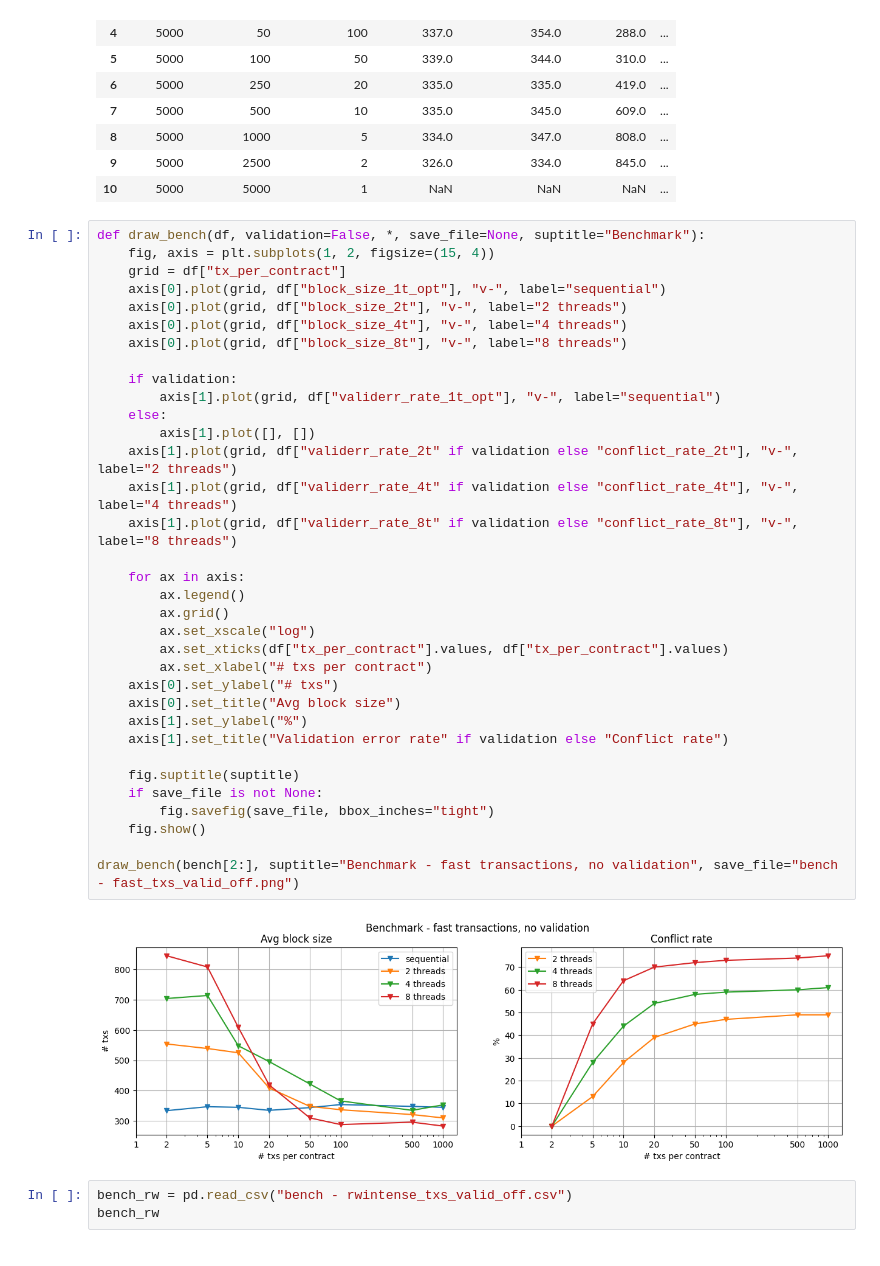
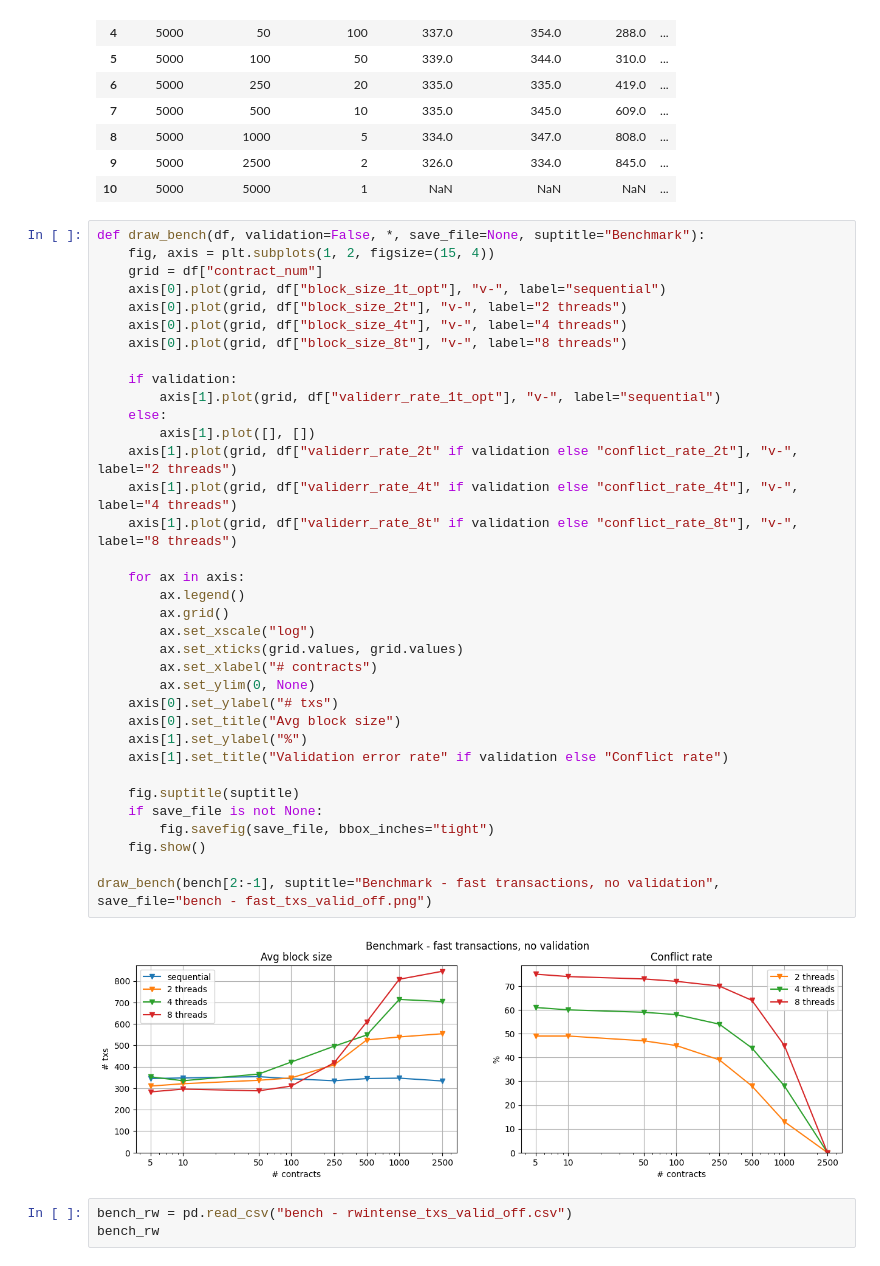
Before and after one commit to dmitrygulevich2000/we-benchmark, a Jupyter notebook: artifacts/Notebook.ipynb, the cells around one changed output. Drawn from its saved outputs; the diff is of its cells as text.

```diff
--- a/artifacts/Notebook.ipynb
+++ b/artifacts/Notebook.ipynb
@@ -27,39 +27,40 @@ bench
 # %%
 def draw_bench(df, validation=False, *, save_file=None, suptitle="Benchmark"):
     fig, axis = plt.subplots(1, 2, figsize=(15, 4))
-    grid = df["tx_per_contract"]
+    grid = df["contract_num"]
     axis[0].plot(grid, df["block_size_1t_opt"], "v-", label="sequential")
     axis[0].plot(grid, df["block_size_2t"], "v-", label="2 threads")
     axis[0].plot(grid, df["block_size_4t"], "v-", label="4 threads")
     axis[0].plot(grid, df["block_size_8t"], "v-", label="8 threads")
 
     if validation:
         axis[1].plot(grid, df["validerr_rate_1t_opt"], "v-", label="sequential")
     else:
         axis[1].plot([], [])
     axis[1].plot(grid, df["validerr_rate_2t" if validation else "conflict_rate_2t"], "v-", label="2 threads")
     axis[1].plot(grid, df["validerr_rate_4t" if validation else "conflict_rate_4t"], "v-", label="4 threads")
     axis[1].plot(grid, df["validerr_rate_8t" if validation else "conflict_rate_8t"], "v-", label="8 threads")
 
     for ax in axis:
         ax.legend()
         ax.grid()
         ax.set_xscale("log")
-        ax.set_xticks(df["tx_per_contract"].values, df["tx_per_contract"].values)
-        ax.set_xlabel("# txs per contract")
+        ax.set_xticks(grid.values, grid.values)
+        ax.set_xlabel("# contracts")
+        ax.set_ylim(0, None)
     axis[0].set_ylabel("# txs")
     axis[0].set_title("Avg block size")
     axis[1].set_ylabel("%")
     axis[1].set_title("Validation error rate" if validation else "Conflict rate")
 
     fig.suptitle(suptitle)
     if save_file is not None:
         fig.savefig(save_file, bbox_inches="tight")
     fig.show()
 
-draw_bench(bench[2:], suptitle="Benchmark - fast transactions, no validation", save_file="bench - fast_txs_valid_off.png")
+draw_bench(bench[2:-1], suptitle="Benchmark - fast transactions, no validation", save_file="bench - fast_txs_valid_off.png")
 # %% [output]
-[figure, old version]
+[figure, new version]
 # %%
 bench_rw = pd.read_csv("bench - rwintense_txs_valid_off.csv")
 bench_rw
```
Also changed, not shown: parts of 3 cells of this notebook, 10 other files.
